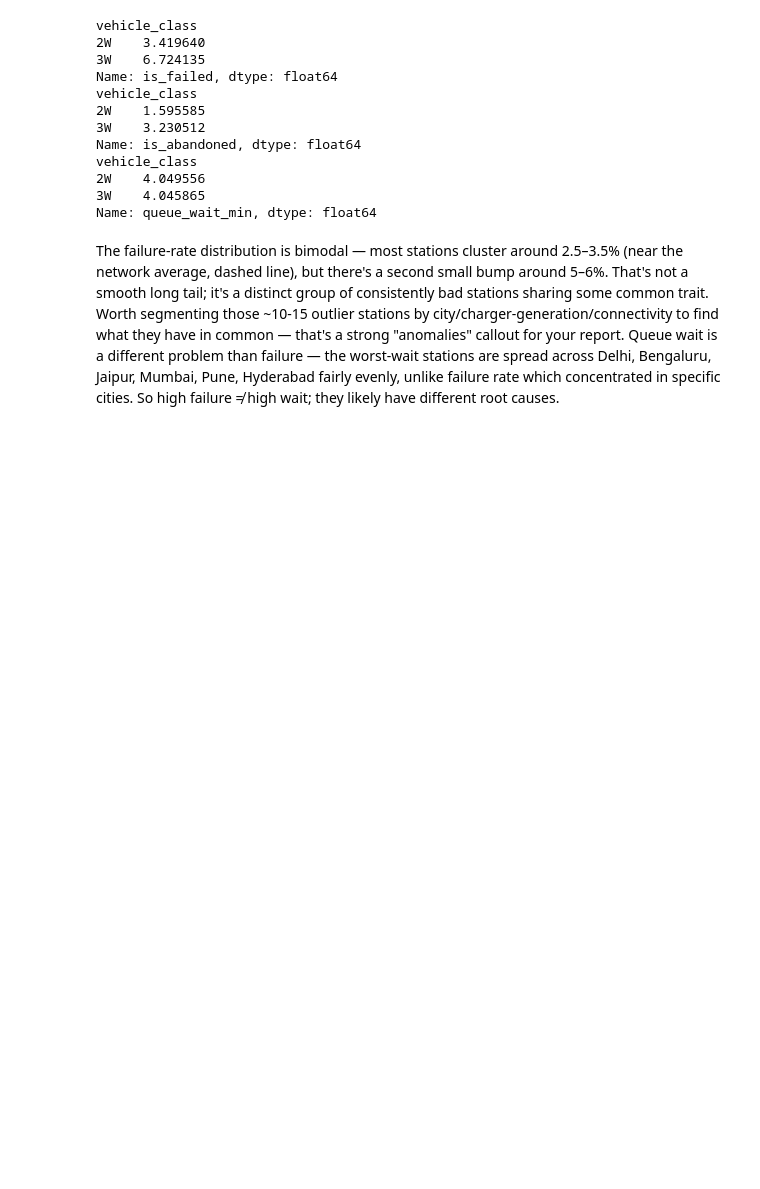
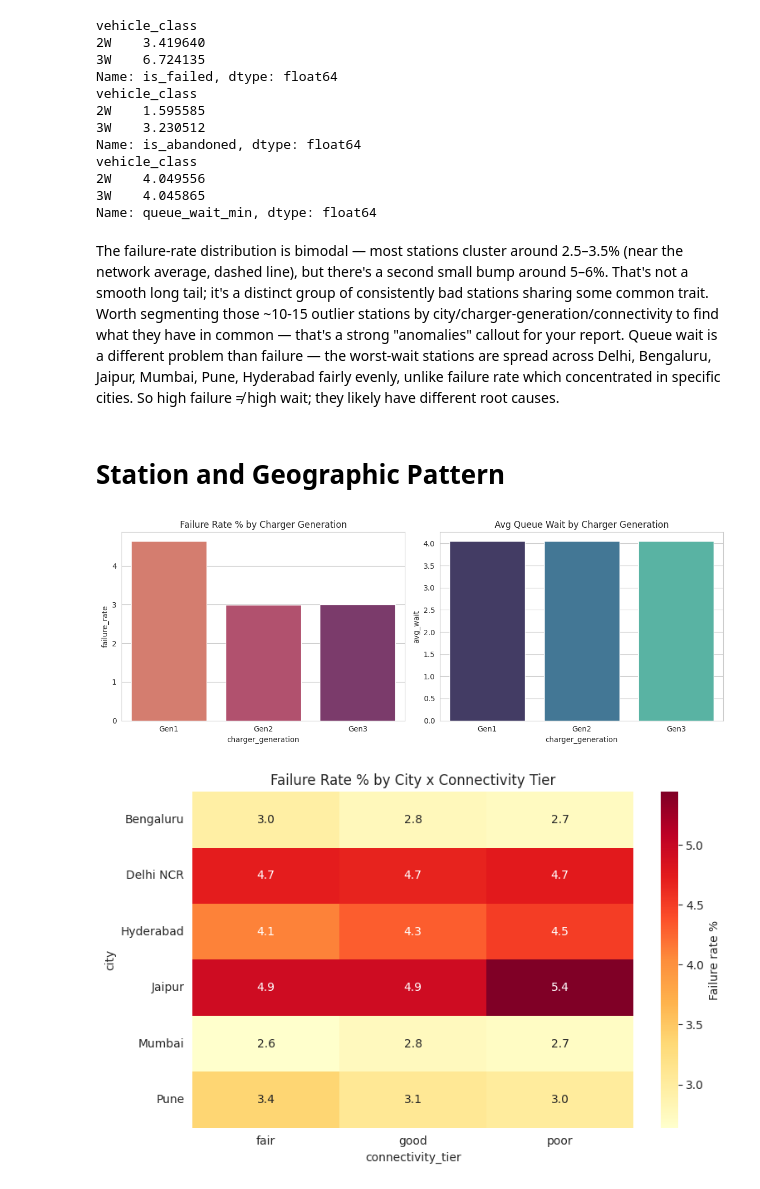
Before and after one commit to Khulbe-Nitin/Volt-Relay, a Jupyter notebook: Collab_notebook/VoltRelay_Merged_Nitin_Abhishek_Final.ipynb, the cells around one changed output. Cells and saved outputs as stored; diff of their text form; code cells hidden in the pictures; blank space fills up the shorter version.

```diff
--- a/Collab_notebook/VoltRelay_Merged_Nitin_Abhishek_Final.ipynb
+++ b/Collab_notebook/VoltRelay_Merged_Nitin_Abhishek_Final.ipynb
@@ -3615,3 +3615,34 @@ Name: queue_wait_min, dtype: float64
 # %% [markdown]
 The failure-rate distribution is bimodal — most stations cluster around 2.5–3.5% (near the network average, dashed line), but there's a second small bump around 5–6%. That's not a smooth long tail; it's a distinct group of consistently bad stations sharing some common trait. Worth segmenting those ~10-15 outlier stations by city/charger-generation/connectivity to find what they have in common — that's a strong "anomalies" callout for your report.
 Queue wait is a different problem than failure — the worst-wait stations are spread across Delhi, Bengaluru, Jaipur, Mumbai, Pune, Hyderabad fairly evenly, unlike failure rate which concentrated in specific cities. So high failure ≠ high wait; they likely have different root causes.
+# %% [markdown]
+<h1> Station and Geographic Pattern </h1>
+# %%
+gen_perf = events_prod.groupby("charger_generation").agg(
+    failure_rate=("is_failed","mean"), avg_wait=("queue_wait_min","mean")
+).reset_index()
+gen_perf["failure_rate"] *= 100
+
+fig, axes = plt.subplots(1,2, figsize=(12,4.5))
+sns.barplot(data=gen_perf, x="charger_generation", y="failure_rate", hue="charger_generation", palette="flare", ax=axes[0], legend=False)
+axes[0].set_title("Failure Rate % by Charger Generation")
+sns.barplot(data=gen_perf, x="charger_generation", y="avg_wait", hue="charger_generation", palette="mako", ax=axes[1], legend=False)
+axes[1].set_title("Avg Queue Wait by Charger Generation")
+plt.tight_layout(); plt.show()
+
+# connectivity tier vs failure -- does poor connectivity explain the Jaipur/Delhi gap?
+events_prod = events_prod.merge(
+    stations[["station_id","connectivity_tier"]], on="station_id", how="left"
+)
+
+conn_city = events_prod.groupby(["city","connectivity_tier"])["is_failed"].mean().reset_index()
+conn_city["is_failed"] *= 100
+pivot = conn_city.pivot(index="city", columns="connectivity_tier", values="is_failed")
+
+plt.figure(figsize=(8,5))
+sns.heatmap(pivot, annot=True, fmt=".1f", cmap="YlOrRd", cbar_kws={"label":"Failure rate %"})
+plt.title("Failure Rate % by City x Connectivity Tier")
+plt.tight_layout(); plt.show()
+# %% [output]
+[figure, added]
+[figure, added]
```
Also changed, not shown: parts of 3 cells of this notebook.
